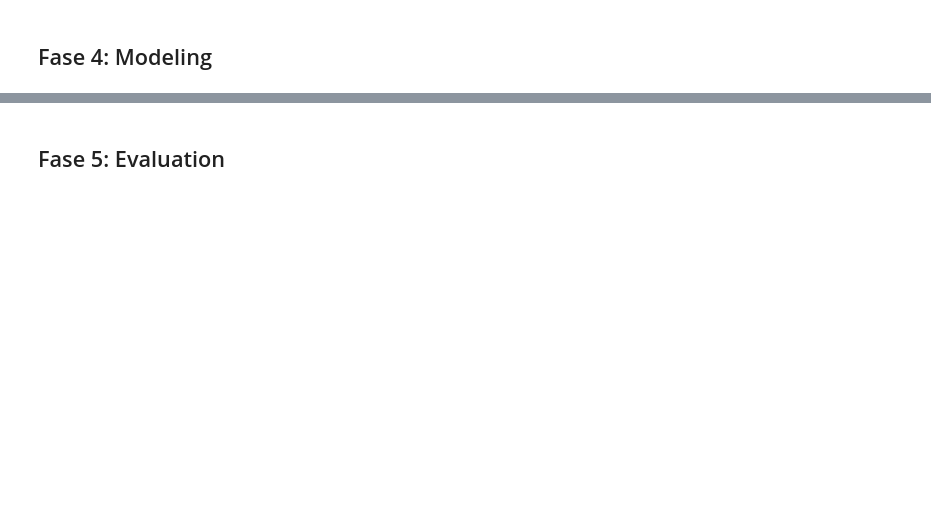
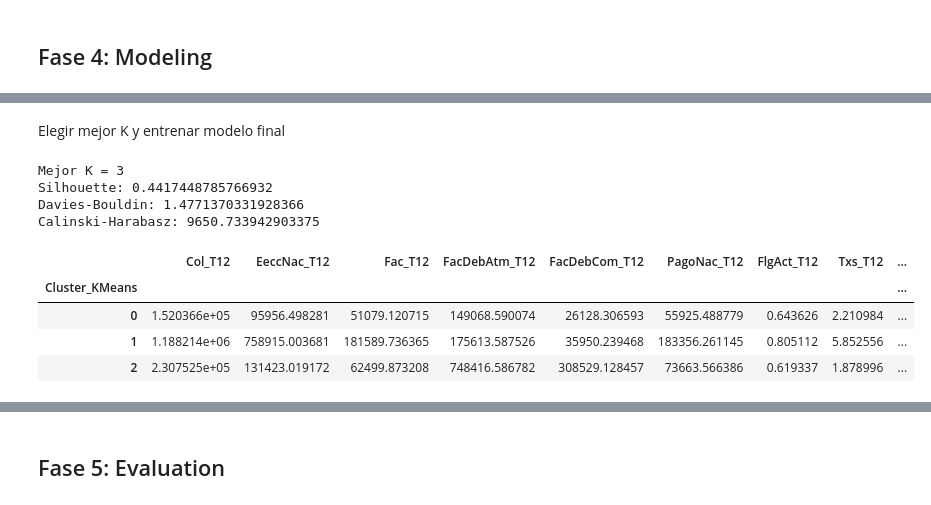
Before and after one commit to 4mnesia/MachineLearningRepo, a Jupyter notebook: Entrega3_ML.ipynb, the cells around one changed output, grey strips where cells are left out. Saved outputs shown, nothing was run; the diff lists cells and outputs as text; code cells hidden in the pictures; blank space fills up the shorter version.

```diff
--- a/Entrega3_ML.ipynb
+++ b/Entrega3_ML.ipynb
@@ -1573,0 +1182,26 @@ La optimización de hiperparámetros para el modelo de clasificación ha sido un
+# %%
+# ===================================
+# 4.2 Modelo No Supervisado — KMeans
+# ===================================
+
+# FEATURES para clustering -> SOLO comportamiento
+cluster_features = [c for c in df_nucleo.columns if c.endswith('_T12')]
+
+Xc = df_nucleo[cluster_features]
+
+# Imputación
+imputer_cl = KNNImputer(n_neighbors=5)
+Xc_imp = pd.DataFrame(imputer_cl.fit_transform(Xc), columns=Xc.columns)
+
+# Escalado
+scaler_cl = StandardScaler()
+Xc_scaled = pd.DataFrame(scaler_cl.fit_transform(Xc_imp), columns=Xc.columns)
+
+# Selección del número óptimo de clusters
+sil_scores = {}
+for k in range(2, 9):
+    km = KMeans(n_clusters=k, random_state=42, n_init=10)
+    labels = km.fit_predict(Xc_scaled)
+    sil_scores[k] = silhouette_score(Xc_scaled, labels)
+
+sil_scores
@@ -1573,0 +1216,27 @@ La optimización de hiperparámetros para el modelo de clasificación ha sido un
+# %% [markdown]
+Elegir mejor K y entrenar modelo final
+# %%
+best_k = max(sil_scores, key=sil_scores.get)
+print("Mejor K =", best_k)
+
+kmeans_final = KMeans(n_clusters=best_k, random_state=42, n_init=50)
+labels_k = kmeans_final.fit_predict(Xc_scaled)
+
+df_nucleo['Cluster_KMeans'] = labels_k
+
+print("Silhouette:", silhouette_score(Xc_scaled, labels_k))
+print("Davies-Bouldin:", davies_bouldin_score(Xc_scaled, labels_k))
+print("Calinski-Harabasz:", calinski_harabasz_score(Xc_scaled, labels_k))
+
+# Perfilado
+df_nucleo.groupby('Cluster_KMeans')[cluster_features].mean()
+# %% [output]
+Mejor K = 3
+Silhouette: 0.4417448785766932
+Davies-Bouldin: 1.4771370331928366
+Calinski-Harabasz: 9650.733942903375
+|  | Col_T12 | EeccNac_T12 | Fac_T12 | FacDebAtm_T12 | FacDebCom_T12 | PagoNac_T12 | FlgAct_T12 | Txs_T12 | ... |
+| Cluster_KMeans |  |  |  |  |  |  |  |  | ... |
+| 0 | 1.520366e+05 | 95956.498281 | 51079.120715 | 149068.590074 | 26128.306593 | 55925.488779 | 0.643626 | 2.210984 | ... |
+| 1 | 1.188214e+06 | 758915.003681 | 181589.736365 | 175613.587526 | 35950.239468 | 183356.261145 | 0.805112 | 5.852556 | ... |
+| 2 | 2.307525e+05 | 131423.019172 | 62499.873208 | 748416.586782 | 308529.128457 | 73663.566386 | 0.619337 | 1.878996 | ... |
```
Also changed, not shown: parts of 131 cells of this notebook, 3 other files.
